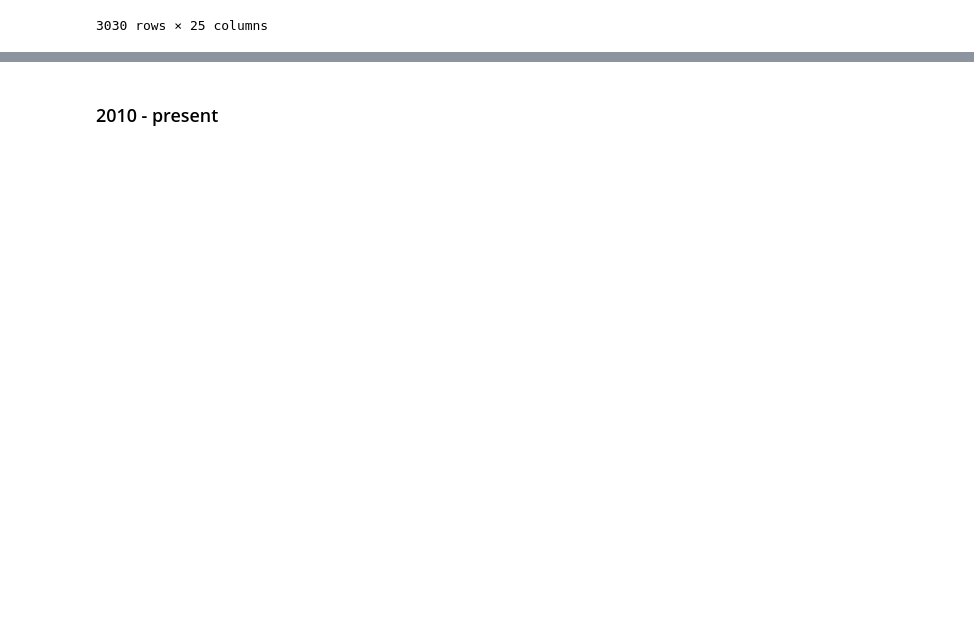
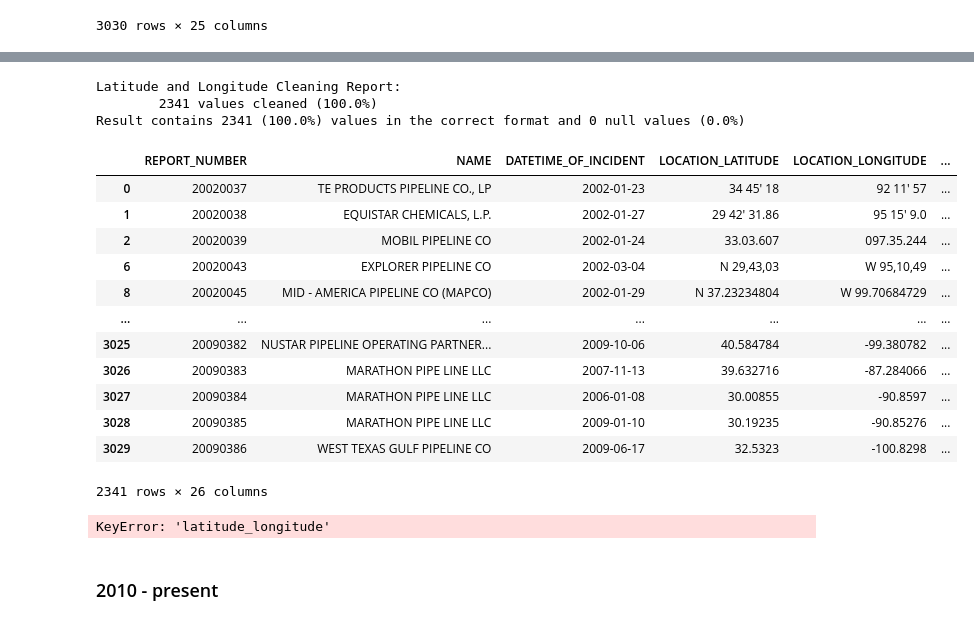
Before and after one commit to JeffreyS-0/Oil_Spills_Overtime_Analysis, a Jupyter notebook: oilspill_dataframes.ipynb, the cells around one changed output, grey strips where cells are left out. Drawn from its saved outputs; the diff is of its cells as text; code cells hidden in the pictures; blank space fills up the shorter version.

```diff
--- a/oilspill_dataframes.ipynb
+++ b/oilspill_dataframes.ipynb
@@ -316,3 +375,29 @@ See the caveats in the documentation: https://pandas.pydata.org/pandas-docs/stab
+# %%
+yr2002_2009_df = clean_lat_long(yr2002_2009_df, lat_col="LOCATION_LATITUDE", long_col="LOCATION_LONGITUDE", split=False)
+yr2002_2009_df
+# %% [output]
+Latitude and Longitude Cleaning Report:
+        2341 values cleaned (100.0%)
+Result contains 2341 (100.0%) values in the correct format and 0 null values (0.0%)
+|  | REPORT_NUMBER | NAME | DATETIME_OF_INCIDENT | LOCATION_LATITUDE | LOCATION_LONGITUDE | ... |
+| 0 | 20020037 | TE PRODUCTS PIPELINE CO., LP | 2002-01-23 | 34 45' 18 | 92 11' 57 | ... |
+| 1 | 20020038 | EQUISTAR CHEMICALS, L.P. | 2002-01-27 | 29 42' 31.86 | 95 15' 9.0 | ... |
+| 2 | 20020039 | MOBIL PIPELINE CO | 2002-01-24 | 33.03.607 | 097.35.244 | ... |
+| 6 | 20020043 | EXPLORER PIPELINE CO | 2002-03-04 | N 29,43,03 | W 95,10,49 | ... |
+| 8 | 20020045 | MID - AMERICA PIPELINE CO (MAPCO) | 2002-01-29 | N 37.23234804 | W 99.70684729 | ... |
+| ... | ... | ... | ... | ... | ... | ... |
+| 3025 | 20090382 | NUSTAR PIPELINE OPERATING PARTNER... | 2009-10-06 | 40.584784 | -99.380782 | ... |
+| 3026 | 20090383 | MARATHON PIPE LINE LLC | 2007-11-13 | 39.632716 | -87.284066 | ... |
+| 3027 | 20090384 | MARATHON PIPE LINE LLC | 2006-01-08 | 30.00855 | -90.8597 | ... |
+| 3028 | 20090385 | MARATHON PIPE LINE LLC | 2009-01-10 | 30.19235 | -90.85276 | ... |
+| 3029 | 20090386 | WEST TEXAS GULF PIPELINE CO | 2009-06-17 | 32.5323 | -100.8298 | ... |
+2341 rows × 26 columns
+# %%
+yr2002_2009_df = validate_lat_long(yr2002_2009_df['latitude_longitude'])
+yr2002_2009_df = yr2002_2009_df.dropna(yr2002_2009_df['latitude_longitude'])
+yr2002_2009_df
+# %% [output]
+KeyError: 'latitude_longitude'
 # %% [markdown]
 ### 2010 - present
 # %%
```
Also changed, not shown: parts of 15 cells of this notebook, 48 other files.
